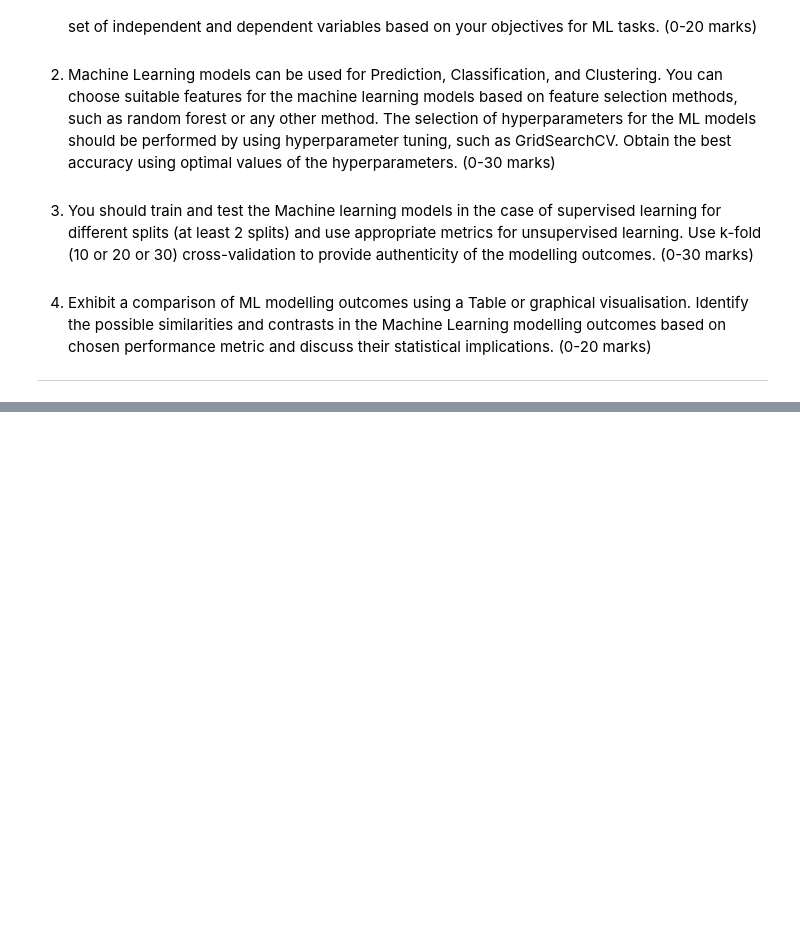
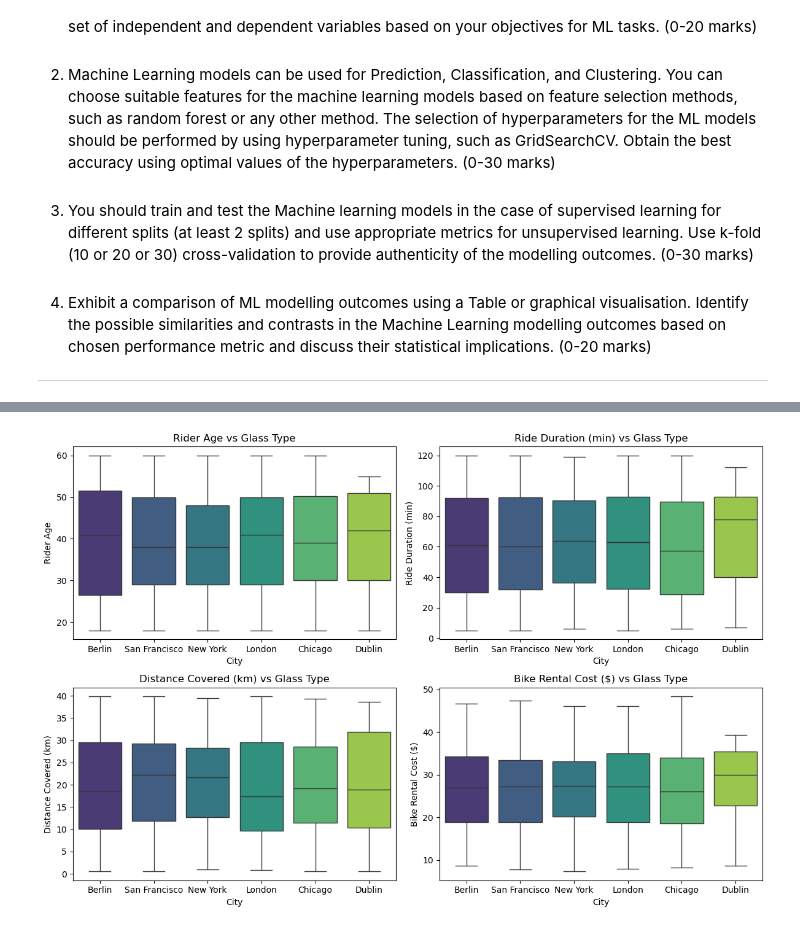
Before and after one commit to OnionKnightN/dynamic-pricing-regression-model, a Jupyter notebook: Hdip_Hoai_Nhan_Nguyen_2024.ipynb, the cells around one changed output, grey strips where cells are left out. Saved outputs shown, nothing was run; the diff lists cells and outputs as text; code cells hidden in the pictures; blank space fills up the shorter version.

```diff
--- a/Hdip_Hoai_Nhan_Nguyen_2024.ipynb
+++ b/Hdip_Hoai_Nhan_Nguyen_2024.ipynb
@@ -32,0 +193,14 @@ Your responsibility as an AI expert is to explore the provided dataset to addres
+# %%
+# Defining the plot figure size
+plt.figure(figsize=(12, number_of_rows * 4))
+
+# For loop to create boxplots visualization for each numerical feature
+for i, feature in enumerate(numerical_features.columns, 1):
+    plt.subplot(number_of_rows, number_of_cols, i)
+    sns.boxplot(x='City', y=feature, data=df, hue='City', palette='viridis', legend=False)
+    plt.title(f'{feature} vs Glass Type')
+
+plt.tight_layout()
+plt.show()
+# %% [output]
+[figure, added]
```
Also changed, not shown: parts of 18 cells of this notebook.
